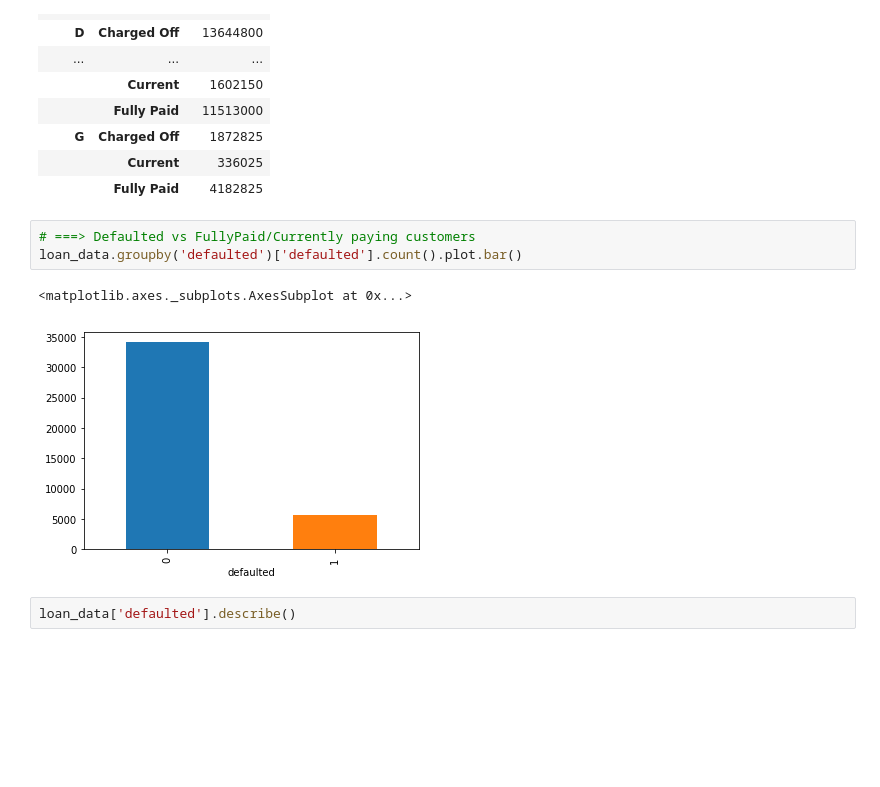
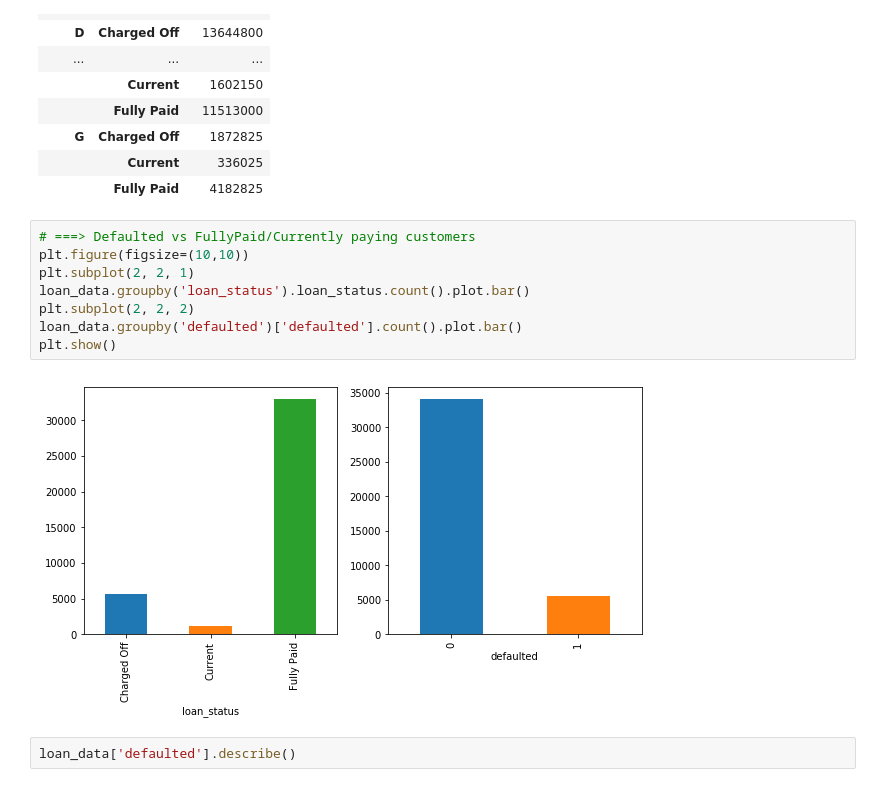
Before and after one commit to iamurali/upgrad_ml_ai, a Jupyter notebook: Lending_Case_Study/EDA_Case_Study.ipynb, the cells around one changed output. Saved outputs shown, nothing was run; the diff lists cells and outputs as text; blank space fills up the shorter version.

```diff
--- a/Lending_Case_Study/EDA_Case_Study.ipynb
+++ b/Lending_Case_Study/EDA_Case_Study.ipynb
@@ -369,10 +369,14 @@ loan_data.pivot_table(values = 'loan_amnt', index = ['grade', 'loan_status'], ag
 |  | Fully Paid | 4182825 |
 # %%
 # ===> Defaulted vs FullyPaid/Currently paying customers
+plt.figure(figsize=(10,10))
+plt.subplot(2, 2, 1)
+loan_data.groupby('loan_status').loan_status.count().plot.bar()
+plt.subplot(2, 2, 2)
 loan_data.groupby('defaulted')['defaulted'].count().plot.bar()
+plt.show()
 # %% [output]
-<matplotlib.axes._subplots.AxesSubplot at 0x...>
-[figure, old version]
+[figure, new version]
 # %%
 loan_data['defaulted'].describe()
 # %% [output]
```
Also changed, not shown: parts of 2 cells of this notebook.
